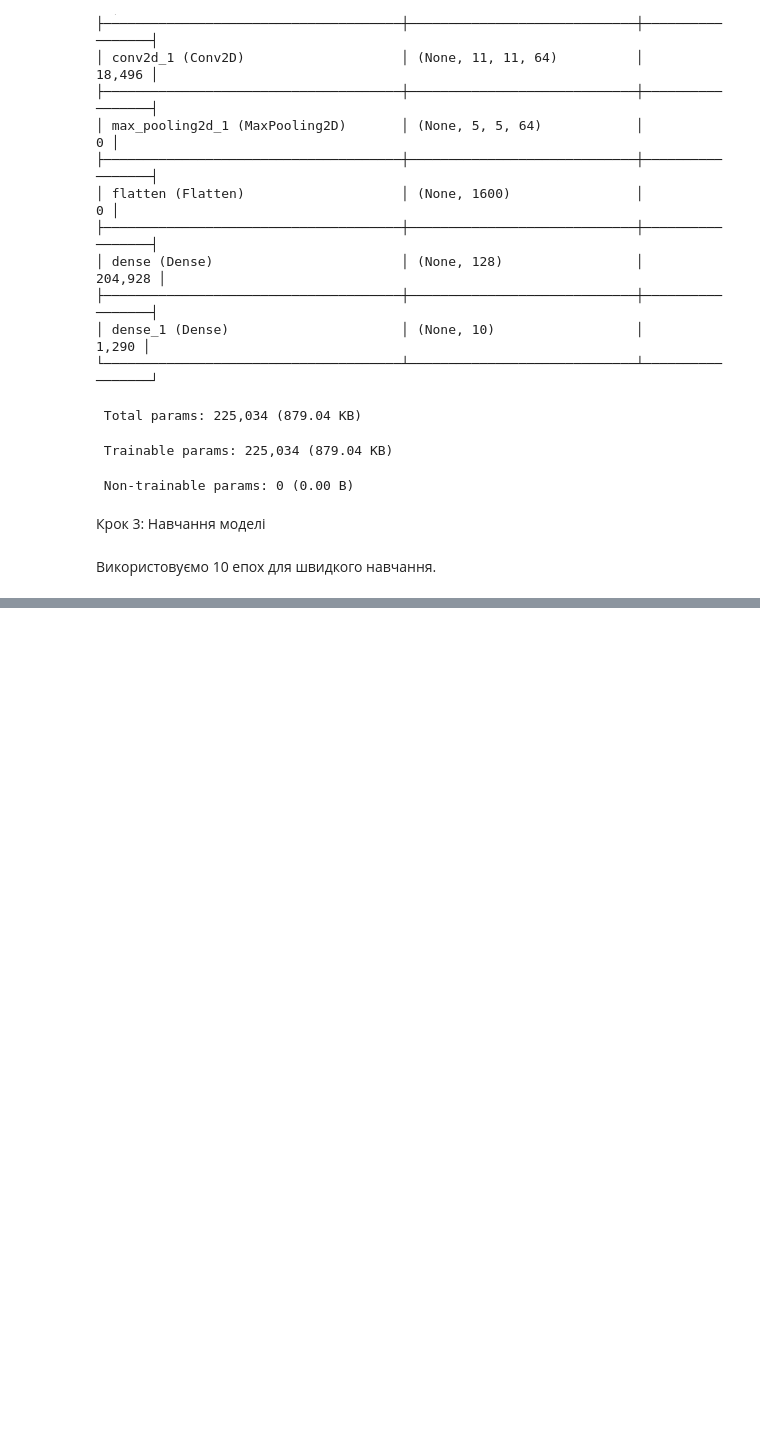
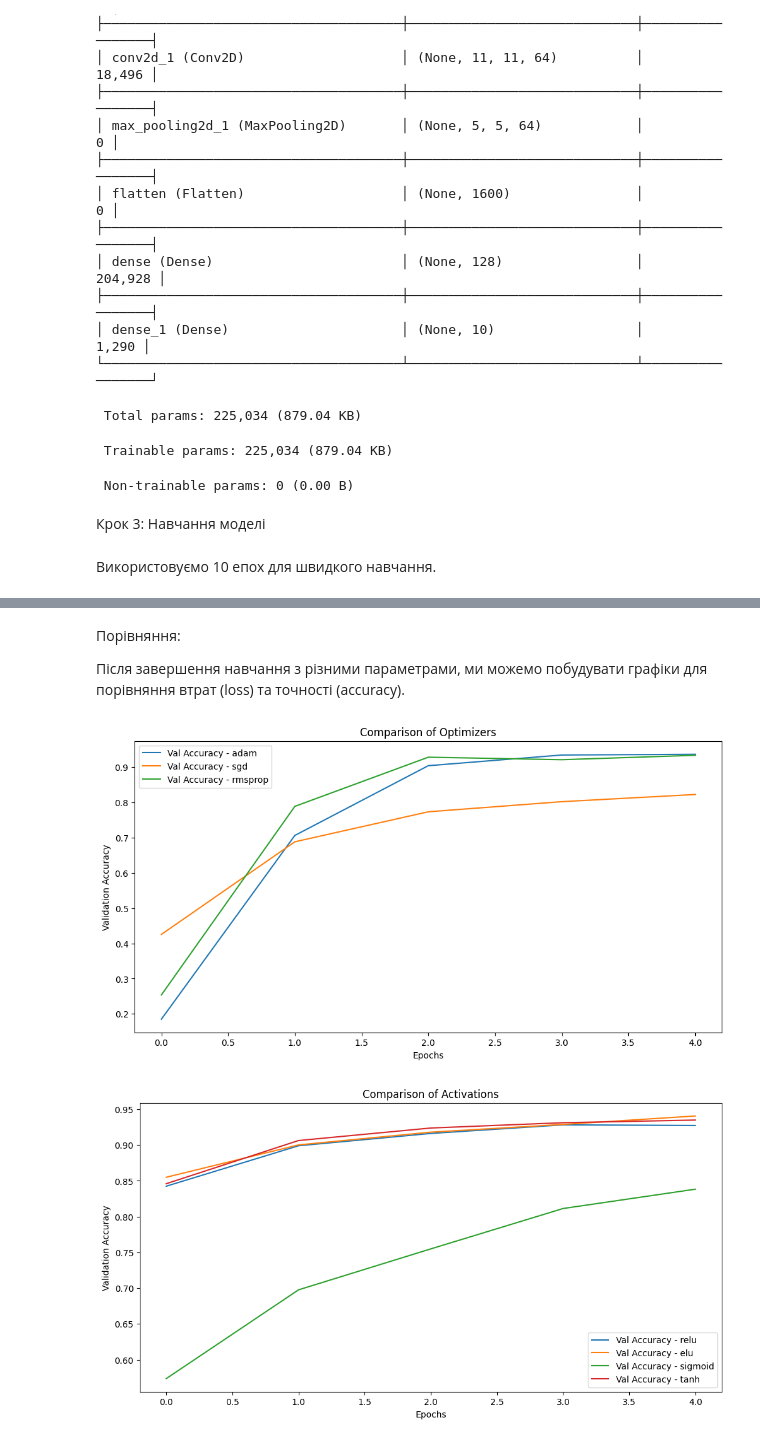
Before and after one commit to kurkur19/Neural_networks_Al_Khmuz_BS_25, a Jupyter notebook: 6lab_NN_Al_Khmuz_BS_25.ipynb, the cells around one changed output, grey strips where cells are left out. Saved outputs shown, nothing was run; the diff lists cells and outputs as text; code cells hidden in the pictures; blank space fills up the shorter version.

```diff
--- a/6lab_NN_Al_Khmuz_BS_25.ipynb
+++ b/6lab_NN_Al_Khmuz_BS_25.ipynb
@@ -205,0 +334,29 @@ Epoch 6/10
+# %% [markdown]
+Порівняння:
+
+Після завершення навчання з різними параметрами, ми можемо побудувати графіки для порівняння втрат (loss) та точності (accuracy).
+# %%
+import matplotlib.pyplot as plt
+
+# Порівняння оптимізаторів
+plt.figure(figsize=(12, 6))
+for opt, hist in results.items():
+    plt.plot(hist['val_accuracy'], label=f'Val Accuracy - {opt}')
+plt.title('Comparison of Optimizers')
+plt.xlabel('Epochs')
+plt.ylabel('Validation Accuracy')
+plt.legend()
+plt.show()
+
+# Порівняння функцій активації
+plt.figure(figsize=(12, 6))
+for act, hist in activation_results.items():
+    plt.plot(hist['val_accuracy'], label=f'Val Accuracy - {act}')
+plt.title('Comparison of Activations')
+plt.xlabel('Epochs')
+plt.ylabel('Validation Accuracy')
+plt.legend()
+plt.show()
+# %% [output]
+[figure, added]
+[figure, added]
```
Also changed, not shown: parts of 45 cells of this notebook.
